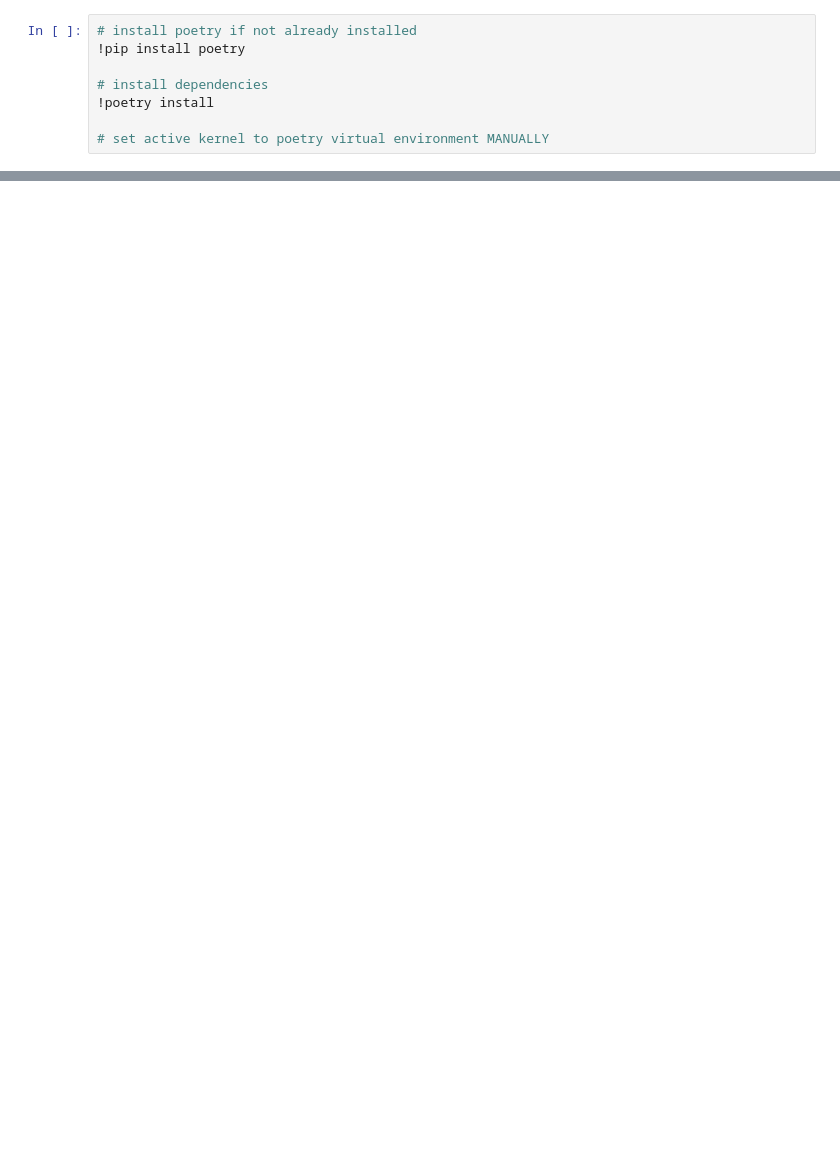
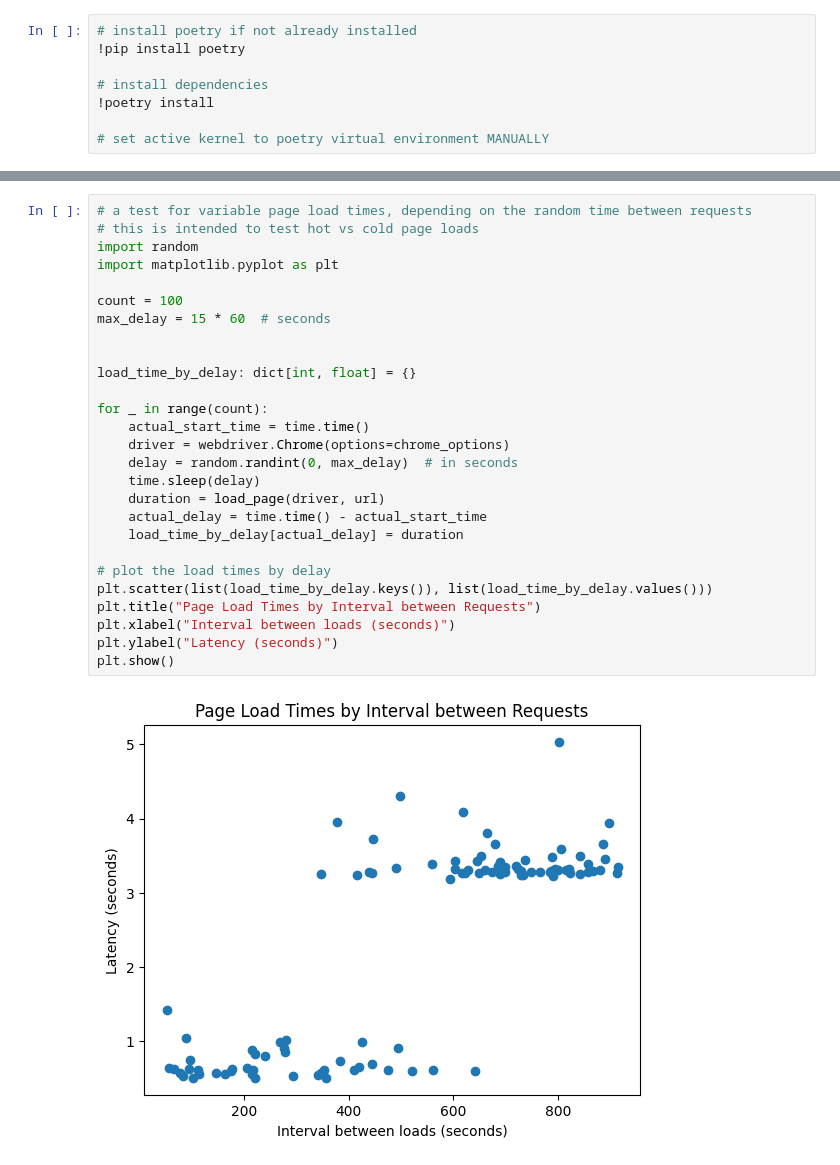
Before and after one commit to martinmiglio/Anonymous-Postboard, a Jupyter notebook: load-testing/loadpages.ipynb, the cells around one changed output, grey strips where cells are left out. Cells and saved outputs as stored; diff of their text form; blank space fills up the shorter version.

```diff
--- a/load-testing/loadpages.ipynb
+++ b/load-testing/loadpages.ipynb
@@ -82,0 +103,29 @@ average load time: 4.376609151363373 seconds
+# %%
+# a test for variable page load times, depending on the random time between requests
+# this is intended to test hot vs cold page loads
+import random
+import matplotlib.pyplot as plt
+
+count = 100
+max_delay = 15 * 60  # seconds
+
+
+load_time_by_delay: dict[int, float] = {}
+
+for _ in range(count):
+    actual_start_time = time.time()
+    driver = webdriver.Chrome(options=chrome_options)
+    delay = random.randint(0, max_delay)  # in seconds
+    time.sleep(delay)
+    duration = load_page(driver, url)
+    actual_delay = time.time() - actual_start_time
+    load_time_by_delay[actual_delay] = duration
+
+# plot the load times by delay
+plt.scatter(list(load_time_by_delay.keys()), list(load_time_by_delay.values()))
+plt.title("Page Load Times by Interval between Requests")
+plt.xlabel("Interval between loads (seconds)")
+plt.ylabel("Latency (seconds)")
+plt.show()
+# %% [output]
+[figure, added]
```
Also changed, not shown: parts of 5 cells of this notebook, 2 other files.
